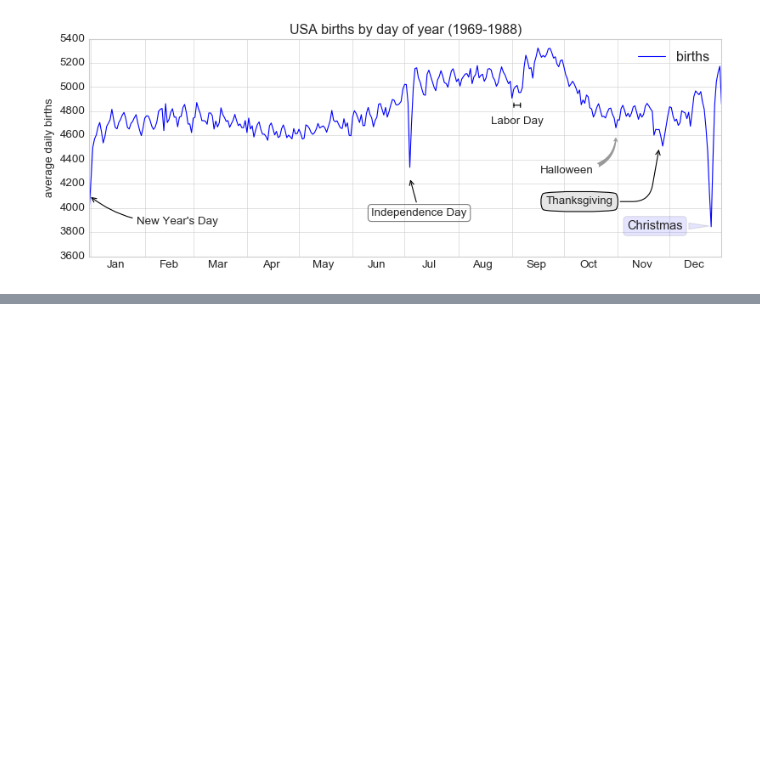
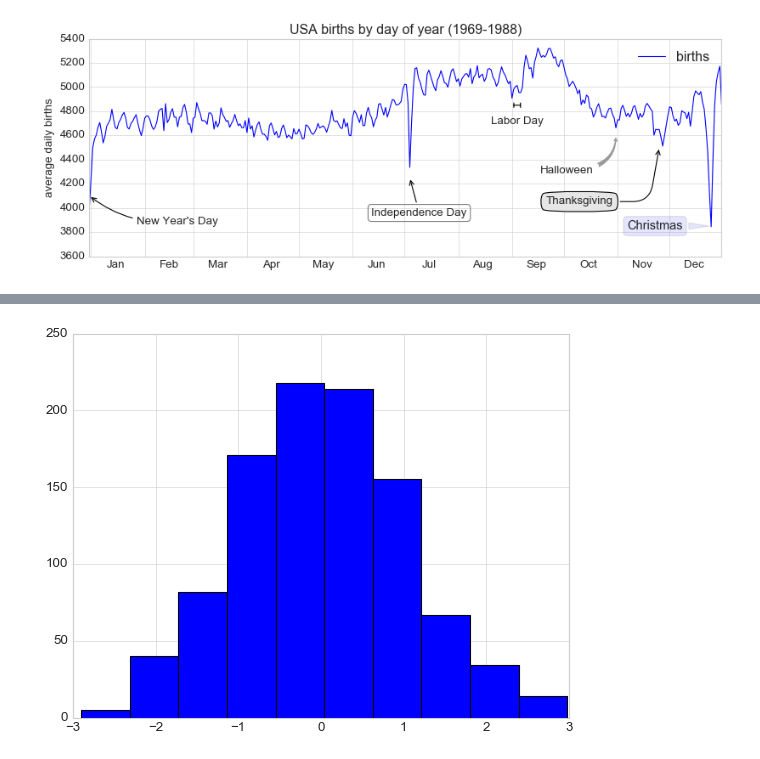
Before and after one commit to numanyilmaz/PythonDataScienceHandbookNotes, a Jupyter notebook: Chapter4.ipynb, the cells around one changed output, grey strips where cells are left out. Saved outputs shown, nothing was run; the diff lists cells and outputs as text; code cells hidden in the pictures; blank space fills up the shorter version.

```diff
--- a/Chapter4.ipynb
+++ b/Chapter4.ipynb
@@ -465,0 +494,6 @@ ax.set_ylim(3600, 5400);
+# %%
+# customization plots
+x = np.random.randn(1000)
+plt.hist(x);
+# %% [output]
+[figure, added]
```
Also changed, not shown: parts of 41 cells of this notebook.
